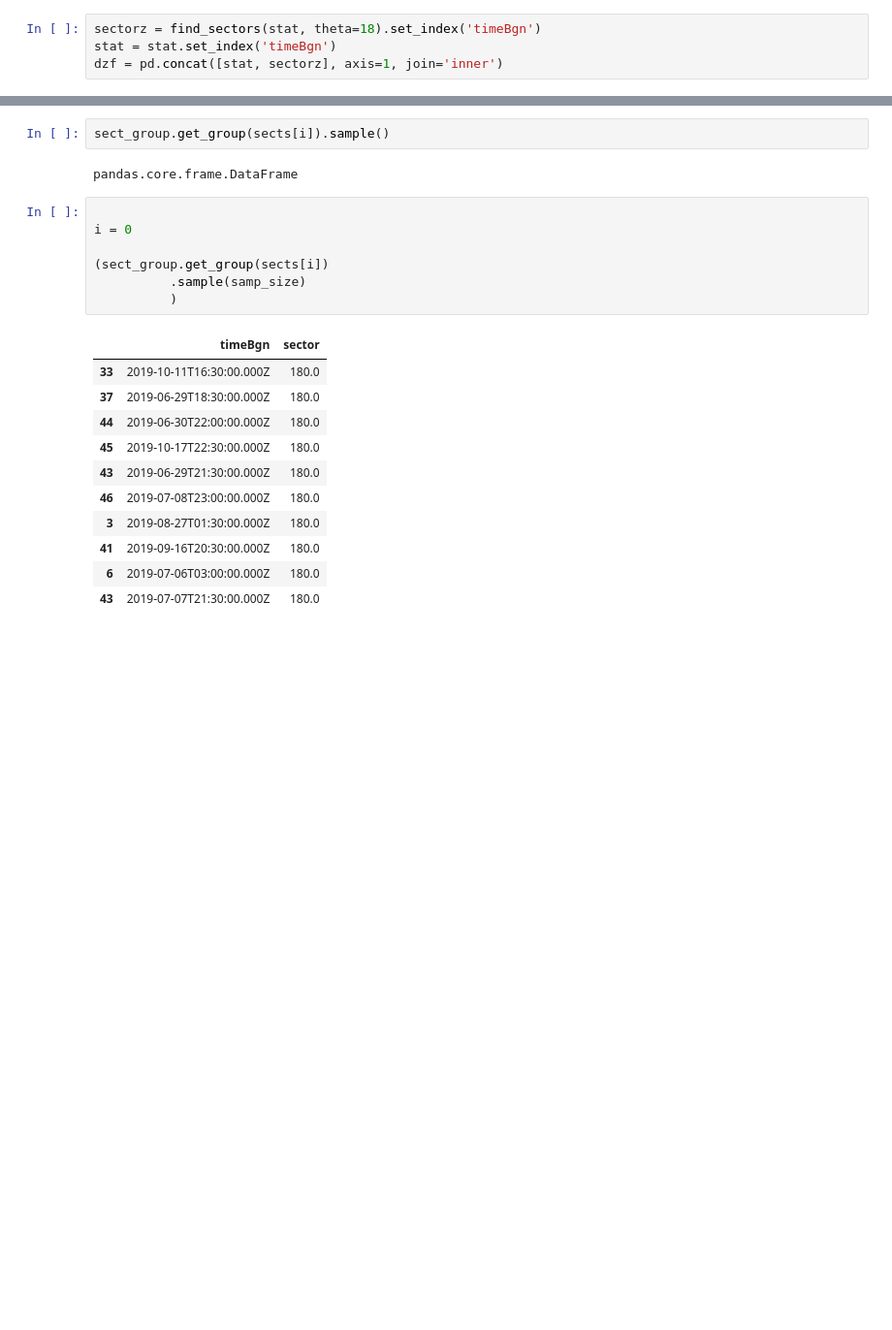
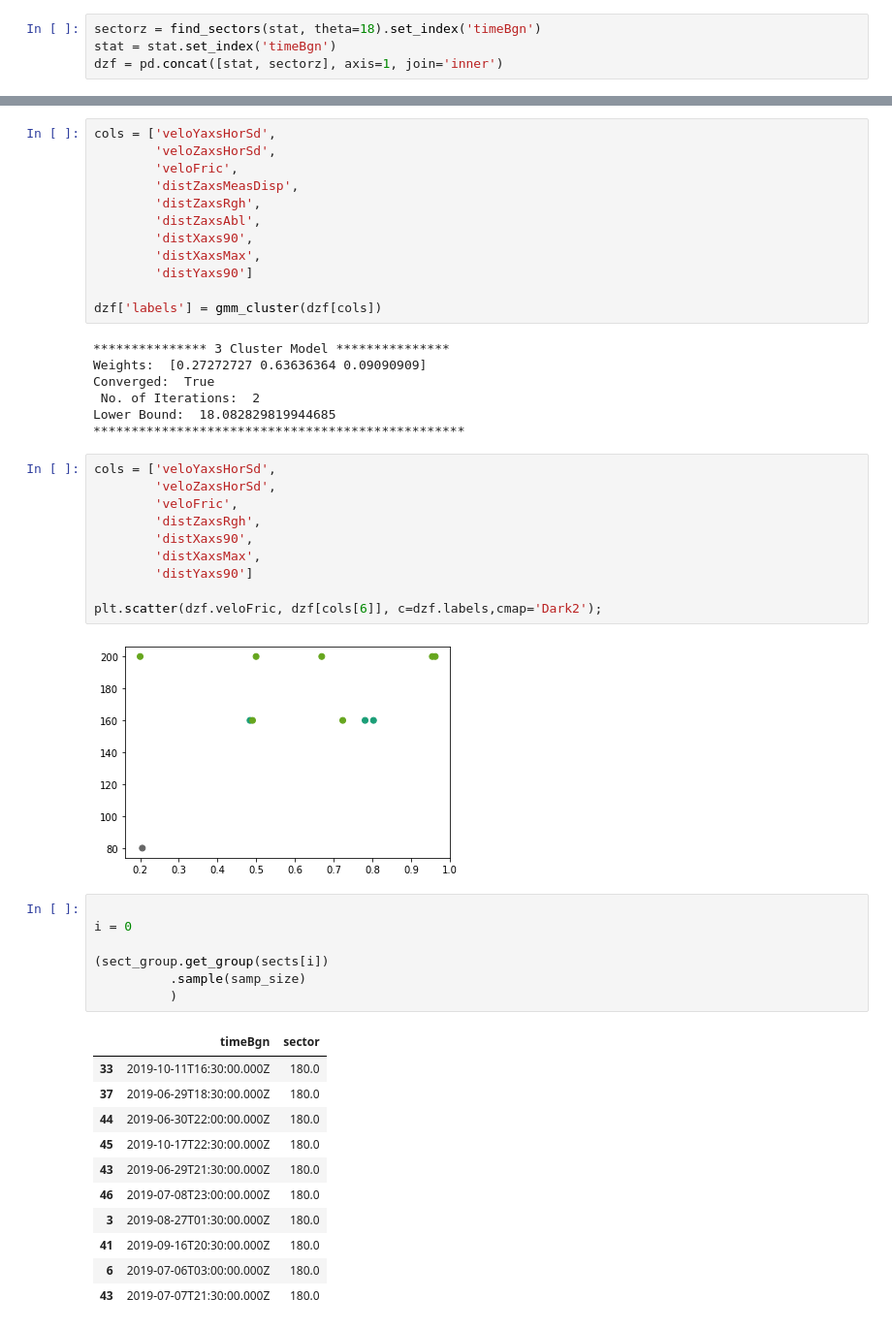
Before and after one commit to kulpojke/NEON, a Jupyter notebook: SJER_sample_selection.ipynb, the cells around one changed output, grey strips where cells are left out. Shown at 97% size. Drawn from its saved outputs; the diff is of its cells as text; blank space fills up the shorter version.

```diff
--- a/SJER_sample_selection.ipynb
+++ b/SJER_sample_selection.ipynb
@@ -242,7 +389,34 @@ dzf.sample(len(dzf))
-# %%
-sect_group.get_group(sects[i]).sample()
-# %% [output]
-pandas.core.frame.DataFrame
+# %%
+cols = ['veloYaxsHorSd',
+        'veloZaxsHorSd',
+        'veloFric',
+        'distZaxsMeasDisp',
+        'distZaxsRgh',
+        'distZaxsAbl',
+        'distXaxs90',
+        'distXaxsMax',
+        'distYaxs90']
+
+dzf['labels'] = gmm_cluster(dzf[cols])
+# %% [output]
+*************** 3 Cluster Model ***************
+Weights:  [0.27272727 0.63636364 0.09090909]
+Converged:  True
+ No. of Iterations:  2
+Lower Bound:  18.082829819944685
+*************************************************
+# %%
+cols = ['veloYaxsHorSd',
+        'veloZaxsHorSd',
+        'veloFric',
+        'distZaxsRgh',
+        'distXaxs90',
+        'distXaxsMax',
+        'distYaxs90']
+
+plt.scatter(dzf.veloFric, dzf[cols[6]], c=dzf.labels,cmap='Dark2');
+# %% [output]
+[figure, added]
 # %%
 
 i = 0
```
Also changed, not shown: parts of 17 cells of this notebook.
